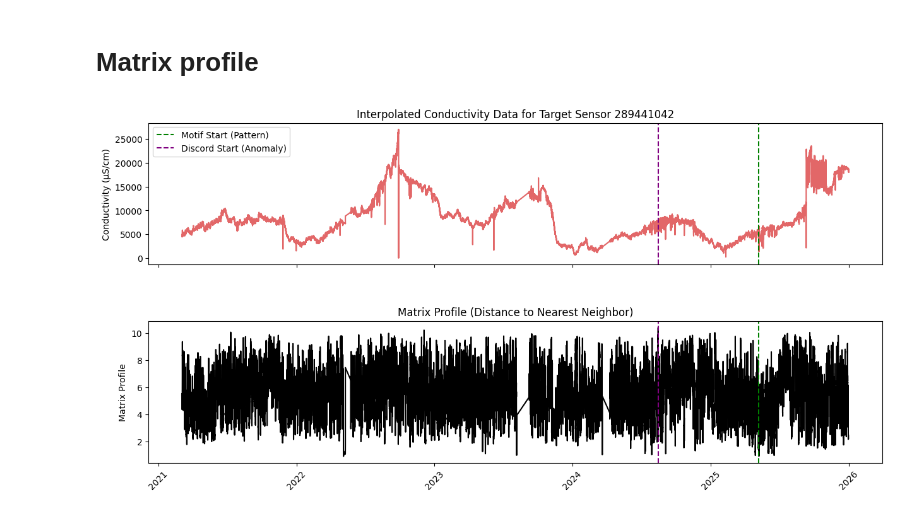
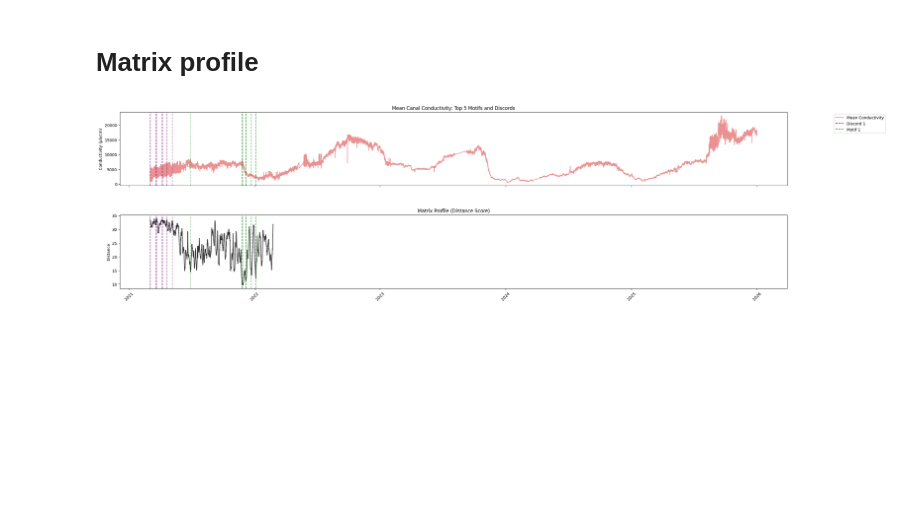
Before and after one commit to ShehabEldeenAyman/Gent-Terneuzen-canal, a Jupyter notebook: time_series_analysis/LightGBM-XGBoost.ipynb, the cells around one changed output. Cells and saved outputs as stored; diff of their text form; code cells hidden in the pictures; blank space fills up the shorter version.

```diff
--- a/time_series_analysis/LightGBM-XGBoost.ipynb
+++ b/time_series_analysis/LightGBM-XGBoost.ipynb
@@ -112,12 +124,14 @@ time
 2021-03-04 00:00:00+00:00    1611.26
 2021-03-04 00:15:00+00:00    1614.24
 # %%
-fig, axes = plt.subplots(nrows=4, ncols=1, figsize=(12, 10), sharex=True)
+fig, axes = plt.subplots(nrows=5, ncols=1, figsize=(12, 10), sharex=True)
 
 sensors = ['289435042', '289423042', '289429042', '289441042']
-colors  = ['#1f77b4', '#ff7f0e', '#2ca02c', '#d62728']
+colors  = ['#1f77b4', '#ff7f0e', '#2ca02c', '#d62728','#9467bd']
+final_df['average_conductivity'] = final_df[sensors].mean(axis=1)
+sensors_with_avg = sensors + ['average_conductivity']
 
-for i, sensor in enumerate(sensors):
+for i, sensor in enumerate(sensors_with_avg):
     ax = axes[i]
     ax.plot(final_df.index, final_df[sensor], label=f"Sensor {sensor}", color=colors[i])
     ax.set_ylabel("Value")
@@ -471,23 +512,34 @@ discord_idx = np.argsort(mp[:, 0])[-1]
 # %%
+# Choose how many you want to display (matches the lists from the previous step)
+n_to_plot = 5
+
 # Visualization
-fig, axs = plt.subplots(2, sharex=True, gridspec_kw={'hspace': 0.4}, figsize=(15, 7))
+fig, axs = plt.subplots(2, sharex=True, gridspec_kw={'hspace': 0.4}, figsize=(30, 8))
 
-axs[0].plot(final_df.index, signal, color='#d62728', alpha=0.7) # Using your notebook's color scheme
-axs[0].set_title(f'Interpolated Conductivity Data for Target Sensor {target_sensor}')
+# 1. TOP PLOT: Raw Signal (Average Conductivity)
+axs[0].plot(final_df.index, signal, color='#d62728', alpha=0.5, label='Mean Conductivity')
+axs[0].set_title(f'Mean Canal Conductivity: Top {n_to_plot} Motifs and Discords')
 axs[0].set_ylabel('Conductivity (μS/cm)')
-# Add vertical lines at the timestamps corresponding to the indices
-axs[0].axvline(x=final_df.index[motif_idx], color='green', label='Motif Start (Pattern)', linestyle='--')
-axs[0].axvline(x=final_df.index[discord_idx], color='purple', label='Discord Start (Anomaly)', linestyle='--')
-axs[0].legend()
 
-axs[1].plot(final_df.index[:len(mp)], mp[:, 0], color='black')
-axs[1].set_title('Matrix Profile (Distance to Nearest Neighbor)')
-axs[1].set_ylabel('Matrix Profile')
-axs[1].axvline(x=final_df.index[motif_idx], color='green', linestyle='--')
-axs[1].axvline(x=final_df.index[discord_idx], color='purple', linestyle='--')
+# 2. BOTTOM PLOT: Matrix Profile
+axs[1].plot(final_df.index[:len(mp)], mp[:, 0], color='black', alpha=0.8)
+axs[1].set_title('Matrix Profile (Distance Score)')
+axs[1].set_ylabel('Distance')
 
+# 3. LOOP TO ADD MULTIPLE LINES
+# Using 'Purples' for discords and 'Greens' for motifs
+for i in range(len(discords)):
+    alpha_val = 1.0 - (i * 0.15) # Make the top discord darker than the others
+    axs[0].axvline(x=final_df.index[discords[i]], color='purple', linestyle='--', alpha=alpha_val, label=f'Discord {i+1}' if i==0 else "")
+    axs[1].axvline(x=final_df.index[discords[i]], color='purple', linestyle='--', alpha=alpha_val)
+
+for i in range(len(motifs)):
+    alpha_val = 1.0 - (i * 0.15)
+    axs[0].axvline(x=final_df.index[motifs[i]], color='green', linestyle='--', alpha=alpha_val, label=f'Motif {i+1}' if i==0 else "")
+    axs[1].axvline(x=final_df.index[motifs[i]], color='green', linestyle='--', alpha=alpha_val)
+
+axs[0].legend(loc='upper right', bbox_to_anchor=(1.15, 1))
 plt.xticks(rotation=45)
-plt.tight_layout()
 plt.show()
 # %% [output]
-[figure, old version]
+[figure, new version]
```
Also changed, not shown: parts of 3 cells of this notebook.
